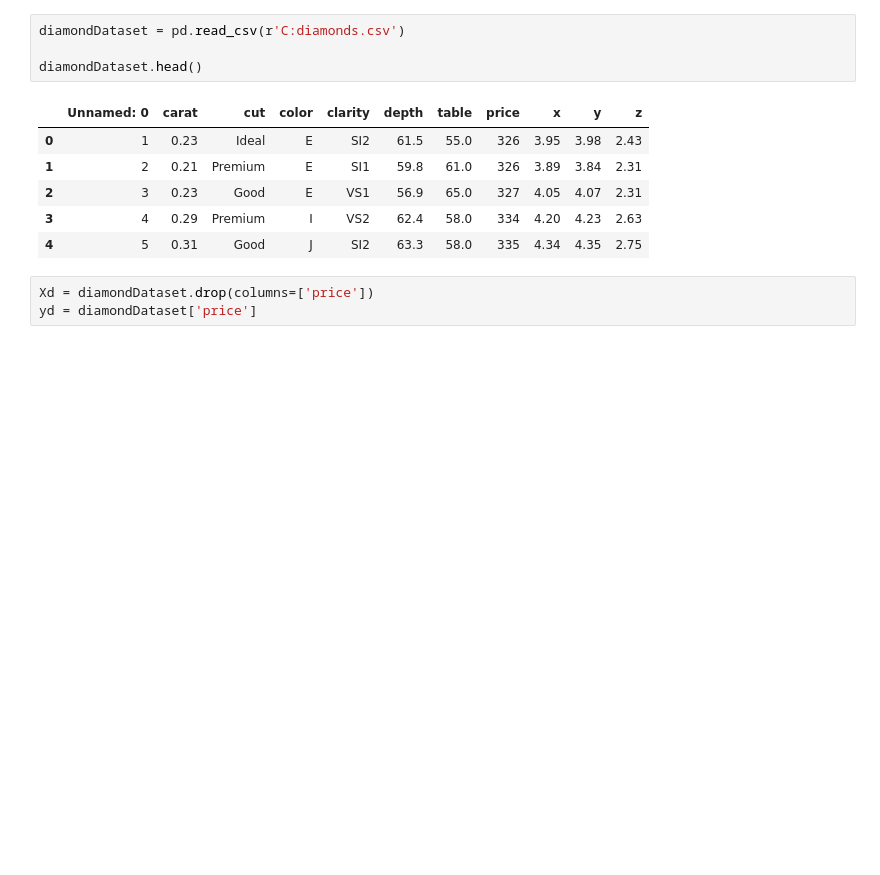
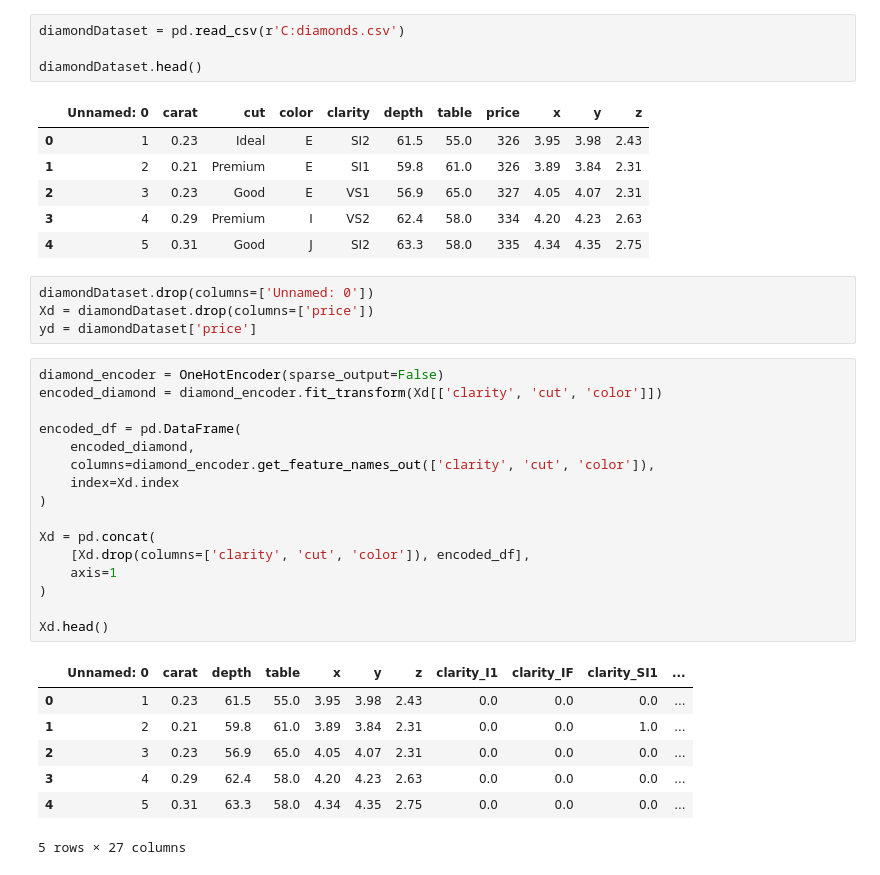
Before and after one commit to OscarWEdu/ai1kk, a Jupyter notebook: kap3.ipynb, the cells around one changed output. Cells and saved outputs as stored; diff of their text form; blank space fills up the shorter version.

```diff
--- a/kap3.ipynb
+++ b/kap3.ipynb
@@ -330,5 +332,30 @@ diamondDataset.head()
 | 3 | 4 | 0.29 | Premium | I | VS2 | 62.4 | 58.0 | 334 | 4.20 | 4.23 | 2.63 |
 | 4 | 5 | 0.31 | Good | J | SI2 | 63.3 | 58.0 | 335 | 4.34 | 4.35 | 2.75 |
 # %%
+diamondDataset.drop(columns=['Unnamed: 0'])
 Xd = diamondDataset.drop(columns=['price'])
 yd = diamondDataset['price']
+# %%
+diamond_encoder = OneHotEncoder(sparse_output=False)
+encoded_diamond = diamond_encoder.fit_transform(Xd[['clarity', 'cut', 'color']])
+
+encoded_df = pd.DataFrame(
+    encoded_diamond,
+    columns=diamond_encoder.get_feature_names_out(['clarity', 'cut', 'color']),
+    index=Xd.index
+)
+
+Xd = pd.concat(
+    [Xd.drop(columns=['clarity', 'cut', 'color']), encoded_df],
+    axis=1
+)
+
+Xd.head()
+# %% [output]
+|  | Unnamed: 0 | carat | depth | table | x | y | z | clarity_I1 | clarity_IF | clarity_SI1 | ... |
+| 0 | 1 | 0.23 | 61.5 | 55.0 | 3.95 | 3.98 | 2.43 | 0.0 | 0.0 | 0.0 | ... |
+| 1 | 2 | 0.21 | 59.8 | 61.0 | 3.89 | 3.84 | 2.31 | 0.0 | 0.0 | 1.0 | ... |
+| 2 | 3 | 0.23 | 56.9 | 65.0 | 4.05 | 4.07 | 2.31 | 0.0 | 0.0 | 0.0 | ... |
+| 3 | 4 | 0.29 | 62.4 | 58.0 | 4.20 | 4.23 | 2.63 | 0.0 | 0.0 | 0.0 | ... |
+| 4 | 5 | 0.31 | 63.3 | 58.0 | 4.34 | 4.35 | 2.75 | 0.0 | 0.0 | 0.0 | ... |
+5 rows × 27 columns
```
Also changed, not shown: parts of 3 cells of this notebook.
